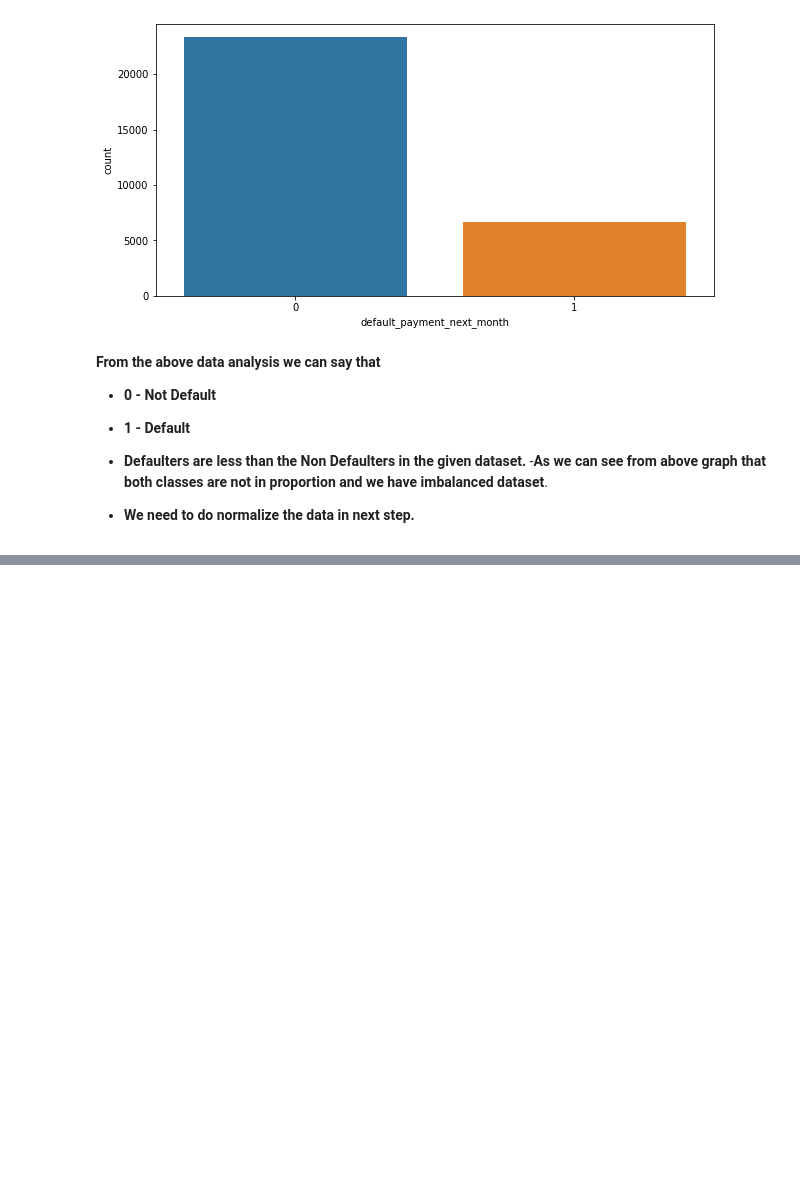
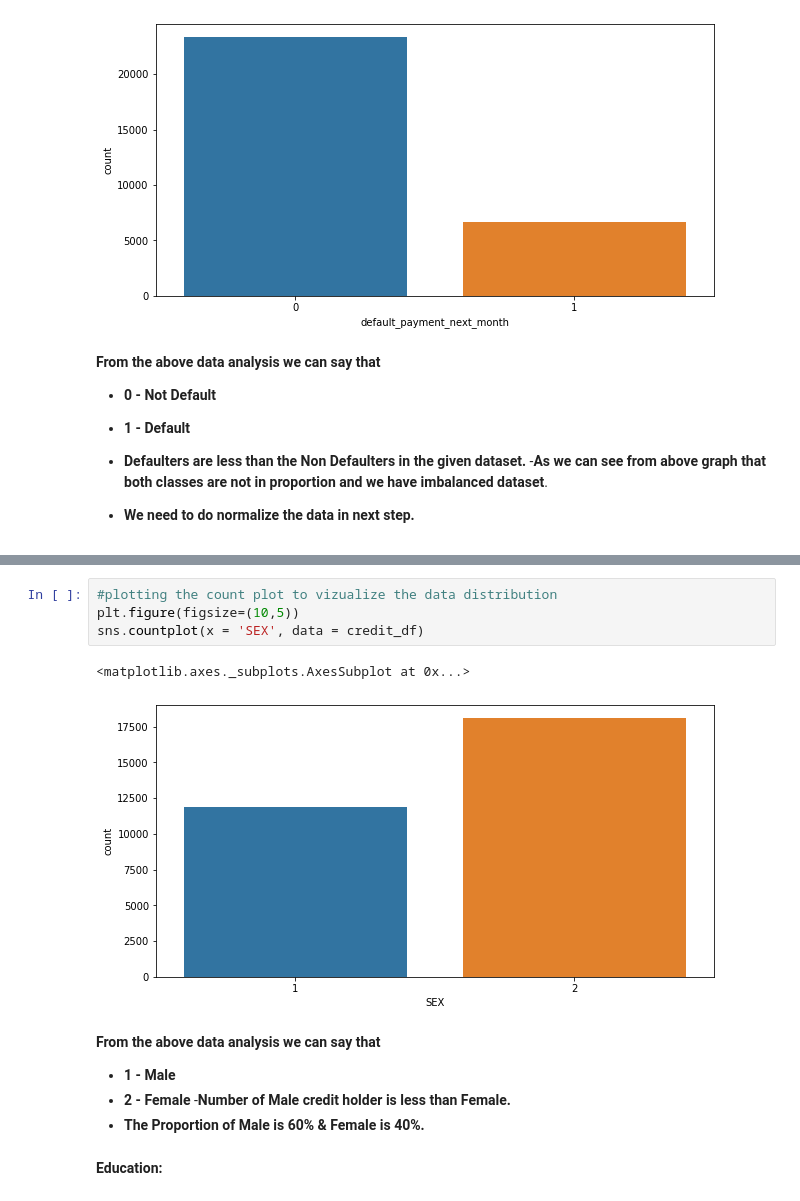
Before and after one commit to SwenFereira/Swen-Fereira-Card-Default-Prediction---Capstone-Project, a Jupyter notebook: Final_Copy_of_Swen_Fereira_Card_Default_Prediction_Capstone_Project.ipynb, the cells around one changed output, grey strips where cells are left out. Cells and saved outputs as stored; diff of their text form; blank space fills up the shorter version.

```diff
--- a/Final_Copy_of_Swen_Fereira_Card_Default_Prediction_Capstone_Project.ipynb
+++ b/Final_Copy_of_Swen_Fereira_Card_Default_Prediction_Capstone_Project.ipynb
@@ -249,0 +269,16 @@ sns.countplot(x = 'default_payment_next_month', data = credit_df)
+# %%
+#plotting the count plot to vizualize the data distribution
+plt.figure(figsize=(10,5))
+sns.countplot(x = 'SEX', data = credit_df)
+# %% [output]
+<matplotlib.axes._subplots.AxesSubplot at 0x...>
+[figure, added]
+# %% [markdown]
+**From the above data analysis we can say that**
+
+- **1 - Male**
+- **2 - Female**
+-**Number of Male credit holder is less than Female.**
+- **The Proportion of Male is 60% & Female is 40%.**
+# %% [markdown]
+**Education:**
```
Also changed, not shown: parts of 26 cells of this notebook.
